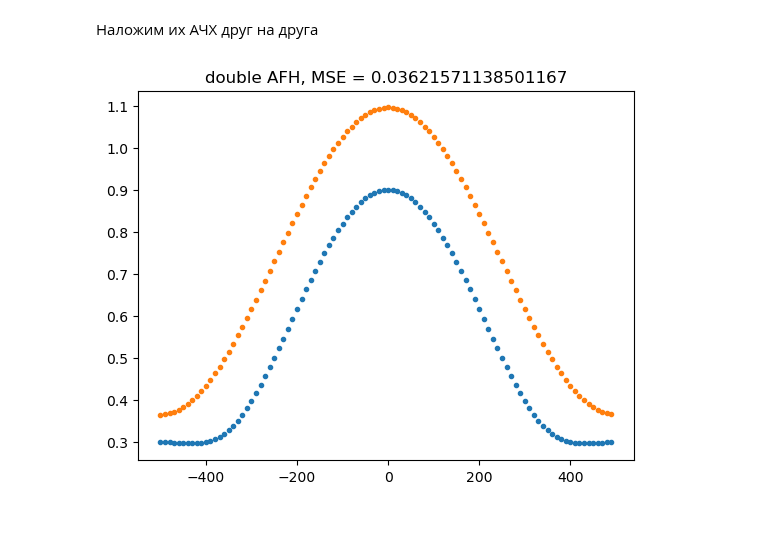
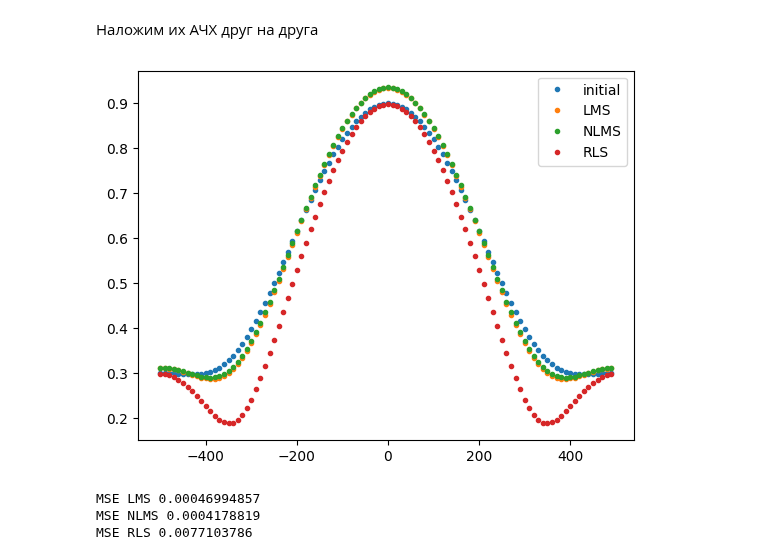
Before and after one commit to dd114/Adaptive-filter-1, a Jupyter notebook: Synthetic-signals.ipynb, the cells around one changed output. Drawn from its saved outputs; the diff is of its cells as text; code cells hidden in the pictures; blank space fills up the shorter version.

Commit message:
Processing by RLS filter in Synthetic-signals.ipynb has been added

```diff
--- a/Synthetic-signals.ipynb
+++ b/Synthetic-signals.ipynb
@@ -151,6 +151,3 @@ plt.show()
 number_of_weights = 3
 # %% [markdown]
 Выведим полученные коэффициенты свертки
-# %%
-approx_weights_1d = ps.fitting_of_NLMS(first_input_1d, second_input_1d, number_of_weights, 0.9, 1).flatten()
-print(approx_weights_1d)
@@ -158,0 +154,7 @@ print(approx_weights_1d)
+# %%
+approx_weights_LMS_1d = ps.fitting_of_LMS(first_input_1d, second_input_1d, number_of_weights, 0.9, 1)
+approx_weights_NLMS_1d = ps.fitting_of_NLMS(first_input_1d, second_input_1d, number_of_weights, 0.9, 1)
+approx_weights_RLS_1d = ps.fitting_of_RLS(first_input_1d, second_input_1d, number_of_weights, 0.9999, 1)
+print("approx_weights_LMS_1d", approx_weights_LMS_1d)
+print("approx_weights_NLMS_1d", approx_weights_NLMS_1d)
+print("approx_weights_RLS_1d", approx_weights_RLS_1d)
@@ -213,0 +210,4 @@ approx_weights_signal_1d = ps.processing_of_signal(all_spectrum, approx_weights_
+# %%
+approx_signal_LMS_1d = ps.processing_of_signal(all_spectrum, approx_weights_LMS_1d)
+approx_signal_NLMS_1d = ps.processing_of_signal(all_spectrum, approx_weights_NLMS_1d)
+approx_signal_RLS_1d = ps.processing_of_signal(all_spectrum, approx_weights_RLS_1d)
@@ -218,9 +222,15 @@ approx_weights_signal_1d = ps.processing_of_signal(all_spectrum, approx_weights_
 
 freq_bound = 1500
 
-approx_fx = fftpack.fftfreq(approx_weights_signal_1d.size, right_bound / number_of_point)
-approx_fy = np.abs(fftpack.fft(approx_weights_signal_1d))
+approx_xfft_signal_LMS_1d = fftpack.fftfreq(approx_signal_LMS_1d.size, right_bound / number_of_point)
+approx_yfft_signal_LMS_1d = np.abs(fftpack.fft(approx_signal_LMS_1d))
 
-plt.plot(approx_fx[:freq_bound], approx_fy[:freq_bound], ".")
-plt.title("afh_approx_weights_signal_1d")
-plt.show()
+approx_xfft_signal_NLMS_1d = fftpack.fftfreq(approx_signal_NLMS_1d.size, right_bound / number_of_point)
+approx_yfft_signal_NLMS_1d = np.abs(fftpack.fft(approx_signal_NLMS_1d))
+
+approx_xfft_signal_RLS_1d = fftpack.fftfreq(approx_signal_RLS_1d.size, right_bound / number_of_point)
+approx_yfft_signal_RLS_1d = np.abs(fftpack.fft(approx_signal_RLS_1d))
+
+# plt.plot(approx_fft_signal_LMS_1d[:freq_bound], approx_fft_signal_LMS_1d[:freq_bound], ".")
+# plt.title("afh_approx_weights_signal_1d")
+# plt.show()
@@ -229,10 +237,20 @@ plt.show()
 # %% [markdown]
 Наложим их АЧХ друг на друга
 # %%
-plt.plot(initial_fx, initial_fy, ".")
-plt.plot(approx_fx, approx_fy, ".")
-plt.title(f"double AFH, MSE = {ps.MSE(approx_fy, initial_fy)}")
-
+plt.plot(initial_fx, initial_fy, ".", label='initial')
+plt.plot(approx_xfft_signal_LMS_1d, approx_yfft_signal_LMS_1d, ".", label='LMS')
+plt.plot(approx_xfft_signal_NLMS_1d, approx_yfft_signal_NLMS_1d, ".", label='NLMS')
+plt.plot(approx_xfft_signal_RLS_1d, approx_yfft_signal_RLS_1d, ".", label='RLS')
+# plt.title(f"double AFH, MSE = {ps.MSE(approx_fy, initial_fy)}")
+plt.legend()
 plt.show()
 # %% [output]
-[figure, old version]
+[figure, new version]
+# %%
+print("MSE LMS", ps.MSE(initial_fy, approx_yfft_signal_LMS_1d))
+print("MSE NLMS", ps.MSE(initial_fy, approx_yfft_signal_NLMS_1d))
+print("MSE RLS", ps.MSE(initial_fy, approx_yfft_signal_RLS_1d))
+# %% [output]
+MSE LMS 0.00046994857
+MSE NLMS 0.0004178819
+MSE RLS 0.0077103786
```
Also changed, not shown: parts of 11 cells of this notebook, 2 other files.
